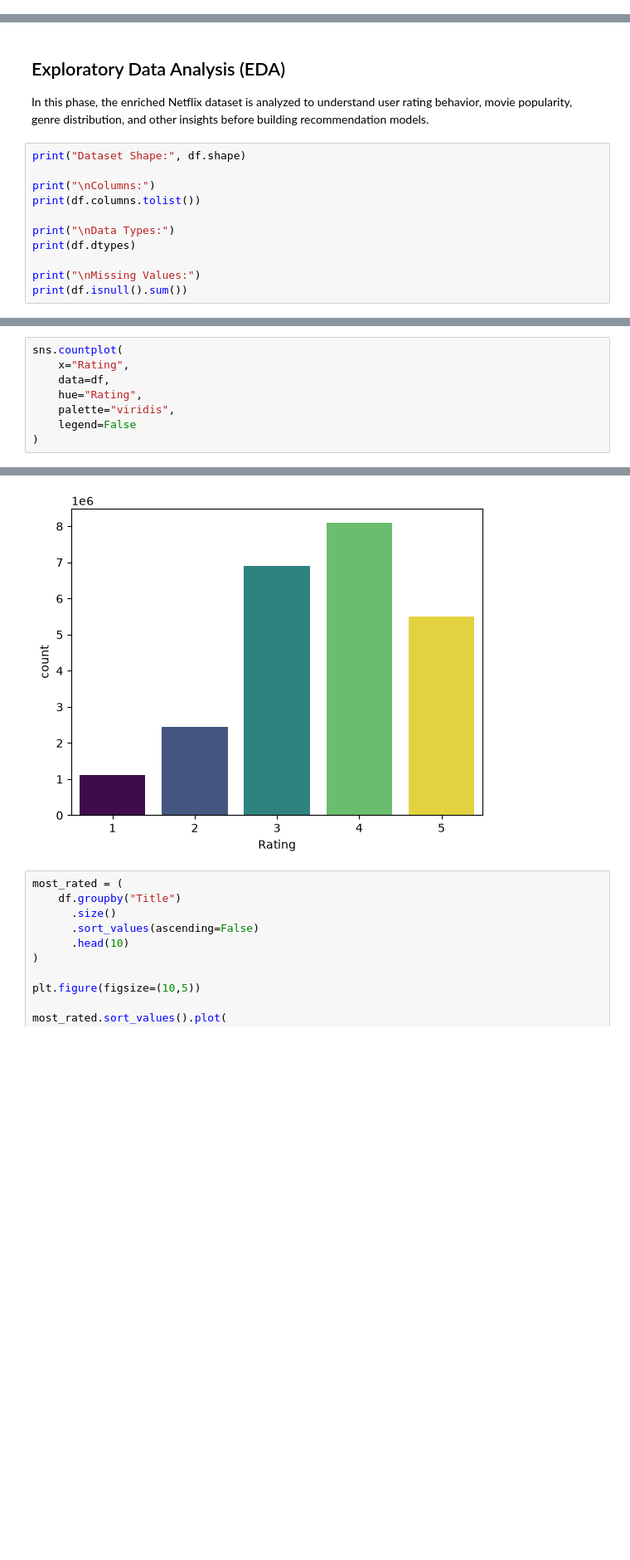
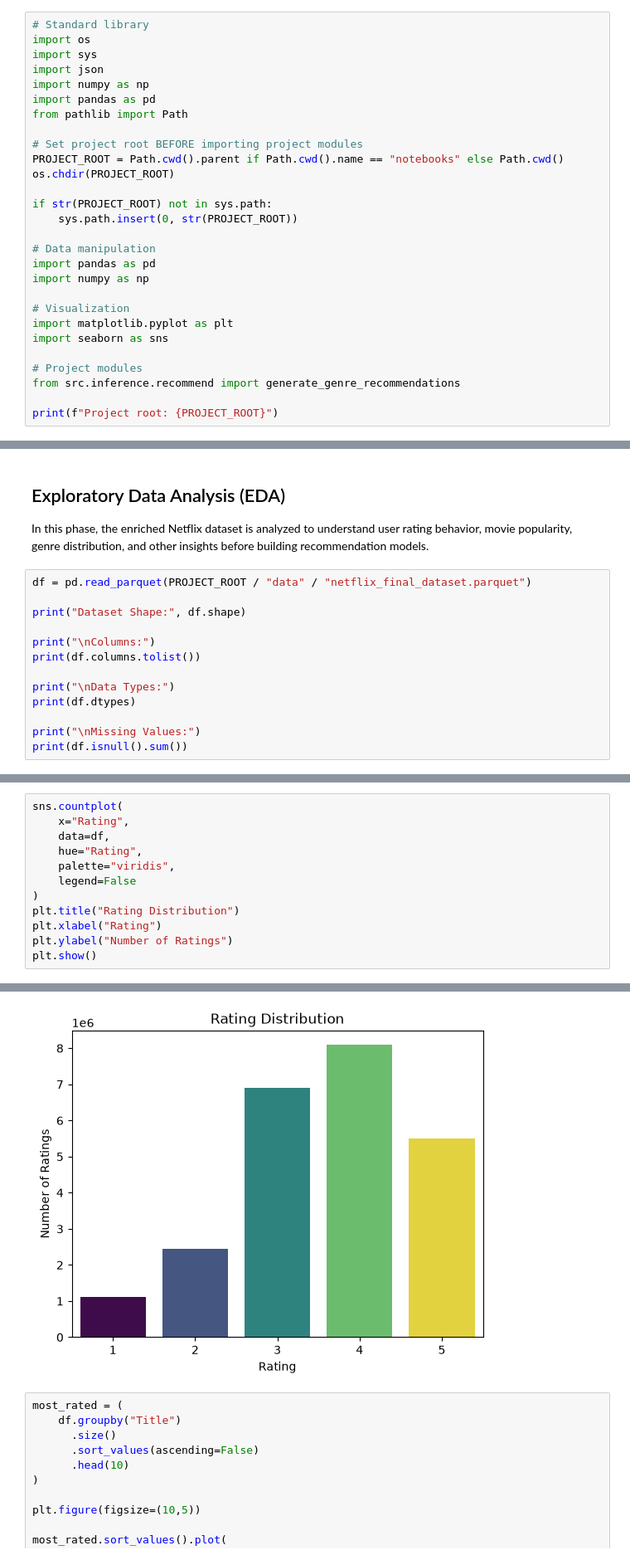
Before and after one commit to offbeatash/Netflix-movie-recommendation-engine, a Jupyter notebook: notebooks/Netflix-project.ipynb, the cells around one changed output, grey strips where cells are left out. Shown at 83% size. Saved outputs shown, nothing was run; the diff lists cells and outputs as text; blank space fills up the shorter version.

```diff
--- a/notebooks/Netflix-project.ipynb
+++ b/notebooks/Netflix-project.ipynb
@@ -44,0 +5,28 @@ Data path resolving to: /workspaces/Netflix-movie-recommendation-engine/data
+# %%
+# Standard library
+import os
+import sys
+import json
+import numpy as np
+import pandas as pd
+from pathlib import Path
+
+# Set project root BEFORE importing project modules
+PROJECT_ROOT = Path.cwd().parent if Path.cwd().name == "notebooks" else Path.cwd()
+os.chdir(PROJECT_ROOT)
+
+if str(PROJECT_ROOT) not in sys.path:
+    sys.path.insert(0, str(PROJECT_ROOT))
+
+# Data manipulation
+import pandas as pd
+import numpy as np
+
+# Visualization
+import matplotlib.pyplot as plt
+import seaborn as sns
+
+# Project modules
+from src.inference.recommend import generate_genre_recommendations
+
+print(f"Project root: {PROJECT_ROOT}")
@@ -47,6 +37,8 @@ Data path resolving to: /workspaces/Netflix-movie-recommendation-engine/data
 
 In this phase, the enriched Netflix dataset is analyzed to understand user rating behavior, movie popularity, genre distribution, and other insights before building recommendation models.
 # %%
+df = pd.read_parquet(PROJECT_ROOT / "data" / "netflix_final_dataset.parquet")
+
 print("Dataset Shape:", df.shape)
 
 print("\nColumns:")
@@ -98,4 +90,8 @@ sns.countplot(
     palette="viridis",
     legend=False
 )
+plt.title("Rating Distribution")
+plt.xlabel("Rating")
+plt.ylabel("Number of Ratings")
+plt.show()
 # %% [output]
@@ -103,4 +98,4 @@ sns.countplot(
-[figure, old version]
+[figure, new version]
 # %%
 most_rated = (
     df.groupby("Title")
```
Also changed, not shown: parts of 22 cells of this notebook, 24 other files.
